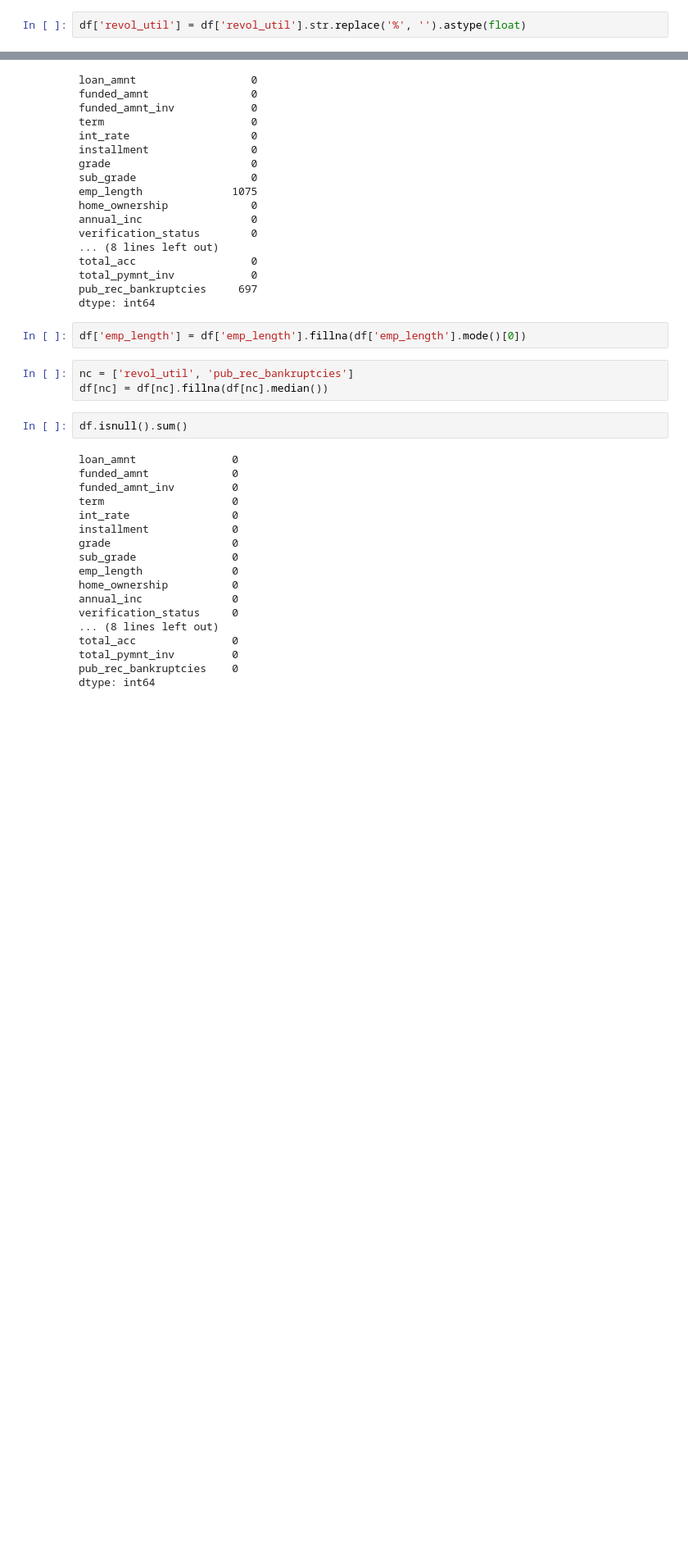
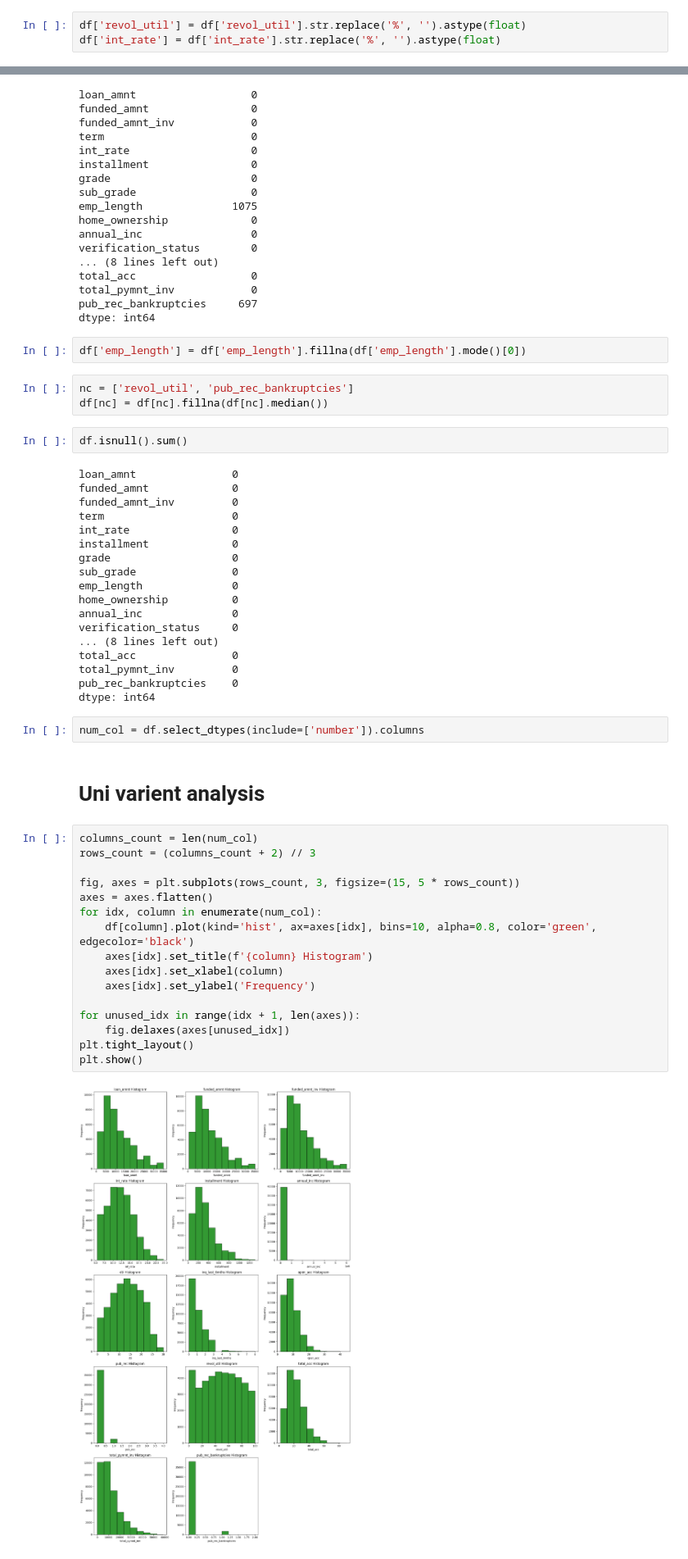
Before and after one commit to Harshareddy000/Loan_case_study, a Jupyter notebook: loan.ipynb, the cells around one changed output, grey strips where cells are left out. Shown at 82% size. Cells and saved outputs as stored; diff of their text form; blank space fills up the shorter version.

```diff
--- a/loan.ipynb
+++ b/loan.ipynb
@@ -238,3 +250,4 @@ print(duplicate_rows.sum())
 0
 # %%
 df['revol_util'] = df['revol_util'].str.replace('%', '').astype(float)
+df['int_rate'] = df['int_rate'].str.replace('%', '').astype(float)
@@ -283,3 +301,25 @@ total_acc               0
 total_pymnt_inv         0
 pub_rec_bankruptcies    0
 dtype: int64
+# %%
+num_col = df.select_dtypes(include=['number']).columns
+# %% [markdown]
+# Uni varient analysis
+# %%
+columns_count = len(num_col)
+rows_count = (columns_count + 2) // 3
+
+fig, axes = plt.subplots(rows_count, 3, figsize=(15, 5 * rows_count))
+axes = axes.flatten()
+for idx, column in enumerate(num_col):
+    df[column].plot(kind='hist', ax=axes[idx], bins=10, alpha=0.8, color='green', edgecolor='black')
+    axes[idx].set_title(f'{column} Histogram')
+    axes[idx].set_xlabel(column)
+    axes[idx].set_ylabel('Frequency')
+
+for unused_idx in range(idx + 1, len(axes)):
+    fig.delaxes(axes[unused_idx])
+plt.tight_layout()
+plt.show()
+# %% [output]
+[figure, added]
```
Also changed, not shown: parts of 25 cells of this notebook.
